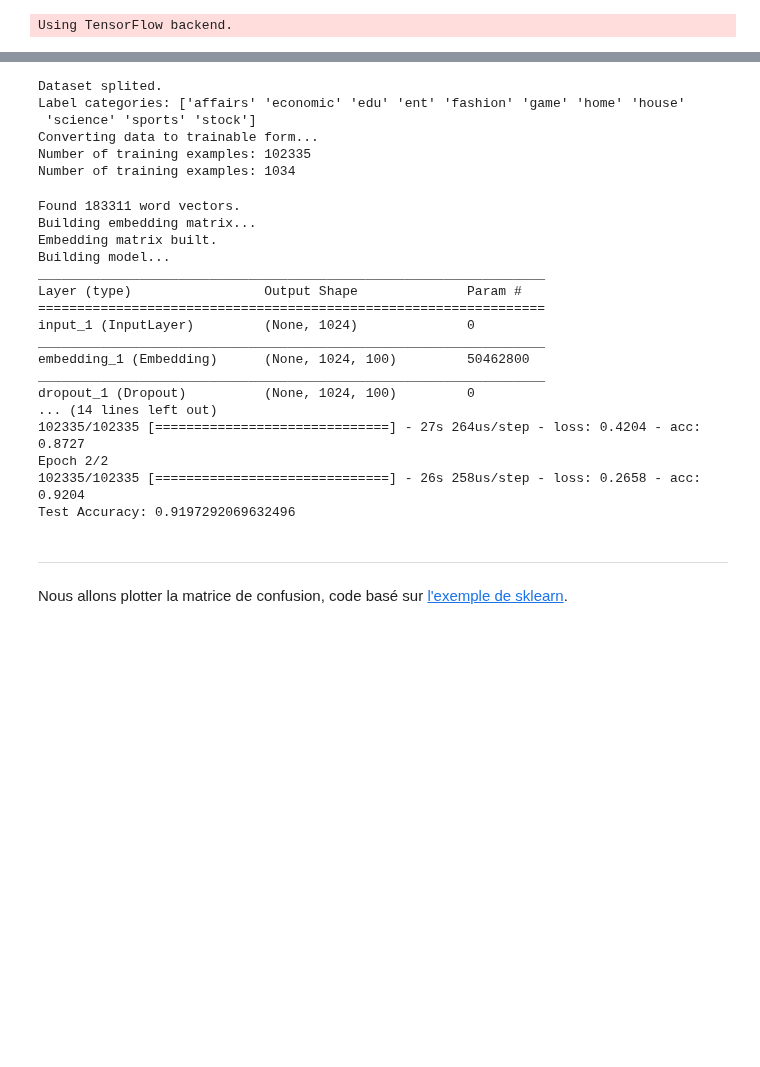
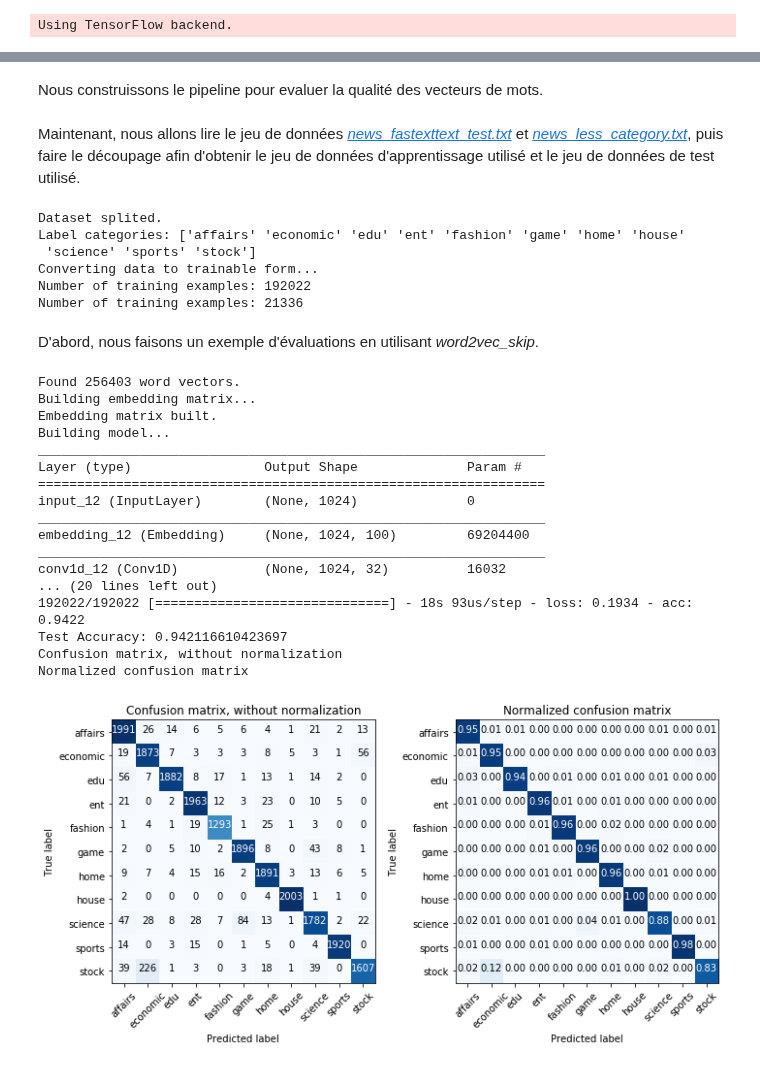
Before and after one commit to Lamela/WordEmbedding, a Jupyter notebook: Text Classification Pipeline.ipynb, the cells around one changed output, grey strips where cells are left out. Drawn from its saved outputs; the diff is of its cells as text; code cells hidden in the pictures; blank space fills up the shorter version.

Commit message:
Using pipeline with pretrained vectors

```diff
--- a/Text Classification Pipeline.ipynb
+++ b/Text Classification Pipeline.ipynb
@@ -30,12 +30,13 @@ Nous lisons le jeu de données d'apprentissage et de test. Nous décidons de pre
 # %%
-def split_datasets(data_path, test_size):
+def split_datasets(data_paths, test_size):
     x = []
     y = []
-    with open(data_path, 'r') as f:
-        for line in f:
-            temp = line.split('__label__')
-            x.append(temp[0])
-            y.append(temp[1].replace('\n', ''))
+    for data_path in data_paths:
+        with open(data_path, 'r') as f:
+            for line in f:
+                temp = line.split('__label__')
+                x.append(temp[0])
+                y.append(temp[1].replace('\n', ''))
 
     x_train, x_test, y_train, y_test = train_test_split(x, y, test_size=test_size)
     print('Dataset splited.')
@@ -103,23 +106,30 @@ Nous définissons un modèle de classification de texte avec une couche de Conv1
 # %%
-def get_model(embedding_matrix, word_index):
+def get_model(embedding_matrix, word_index, print_sum=True):
 
     inp = Input(shape=(MAX_TEXT_LENGTH,))
-    #modification here
+
     model = Embedding(len(word_index) + 1,
                       EMBED_SIZE,
                       weights=[embedding_matrix],
                       input_length=MAX_TEXT_LENGTH,
                       trainable=False)(inp)
 
+    #model = Dropout(0.2)(model)
+    model = Conv1D(filters=32, kernel_size=5, padding='same', activation='relu')(model)
     model = Dropout(0.5)(model)
-    model = Conv1D(filters=32, kernel_size=2, padding='same', activation='relu')(model)
     model = MaxPooling1D(pool_size=2)(model)
+    #model = Conv1D(filters=32, kernel_size=3, padding='same', activation='relu')(model)
+    #model = Dropout(0.5)(model)
+    #model = MaxPooling1D(pool_size=2)(model)
     model = Flatten()(model)
+    model = Dense(512, activation='relu')(model)
+    model = Dropout(0.5)(model)
     model = Dense(11, activation="softmax")(model)
     model = Model(inputs=inp, outputs=model)
 
     model.compile(loss='categorical_crossentropy', optimizer='adam', metrics=['accuracy'])
-    model.summary()
+    if print_sum:
+        model.summary()
     return model
 
 
@@ -135,0 +145,10 @@ Nous entraînons le modèle.
+# %%
+def plot_conf_mat(y_test, y_predicted):
+    conf_mat = confusion_matrix(y_test, y_predicted)
+    plt.figure(figsize=(10,10))
+    plt.subplot(121)
+    plot_confusion_matrix(conf_mat, CLASSES_LIST, title='Confusion matrix, without normalization')
+    plt.subplot(122)
+    plot_confusion_matrix(conf_mat, CLASSES_LIST, normalize=True, title='Normalized confusion matrix')
+# %% [markdown]
+Nous construissons le pipeline pour evaluer la qualité des vecteurs de mots.
@@ -136,7 +166,9 @@ Nous entraînons le modèle.
+# %% [markdown]
+Maintenant, nous allons lire le jeu de données *[news_fastexttext_test.txt](https://drive.google.com/open?id=1psrAH5heISv3t2xuB4YKxUCvsUN6yU6C)* et *[news_less_category.txt](https://drive.google.com/open?id=11kUgD4HhqRqhEhS_6yTx_QOXKCWGF3U8)*, puis faire le découpage afin d'obtenir le jeu de données d'apprentissage utilisé et le jeu de données de test utilisé.
 # %%
-data_path = 'datasets/news_fasttext_test.txt'
-test_size = 0.01
-x_train, x_test, y_train, y_test = split_datasets(data_path, test_size)
+data_paths = ['datasets/news_less_category.txt', 'datasets/news_fasttext_test.txt']
+test_size = 0.1
+x_train, x_test, y_train, y_test = split_datasets(data_paths, test_size)
 CLASSES_LIST = np.unique(y_train)
 print('Label categories: ' + str(CLASSES_LIST))
 x_vec_train, x_vec_test, y_train, y_test, train_y_cat, word_index = class_str_2_ind(x_train, x_test, y_train, y_test)
@@ -145,34 +177,35 @@ Dataset splited.
 Label categories: ['affairs' 'economic' 'edu' 'ent' 'fashion' 'game' 'home' 'house'
  'science' 'sports' 'stock']
 Converting data to trainable form...
-Number of training examples: 102335
-Number of training examples: 1034
+Number of training examples: 192022
+Number of training examples: 21336
+# %% [markdown]
+D'abord, nous faisons un exemple d'évaluations en utilisant *word2vec_skip*.
 # %%
-vectors_file_path = 'word2vec_skip.txt'
+vectors_file_path = 'pre_trained_vectors/word2vec_skip.txt'
 embedding_index = get_embedding_index(vectors_file_path)
 embedding_matrix = get_embedding_matrix(word_index, embedding_index)
 print('Building model...')
 model = get_model(embedding_matrix, word_index)
 y_predicted = train_fit_predict(model, x_vec_train, x_vec_test, train_y_cat).argmax(1)
 print("Test Accuracy:", accuracy_score(y_test, y_predicted))
+plot_conf_mat(y_test, y_predicted)
 # %% [output]
-Found 183311 word vectors.
+Found 256403 word vectors.
 Building embedding matrix...
 Embedding matrix built.
 Building model...
 _________________________________________________________________
 Layer (type)                 Output Shape              Param #
 =================================================================
-input_1 (InputLayer)         (None, 1024)              0
+input_12 (InputLayer)        (None, 1024)              0
 _________________________________________________________________
-embedding_1 (Embedding)      (None, 1024, 100)         50462800
+embedding_12 (Embedding)     (None, 1024, 100)         69204400
 _________________________________________________________________
-dropout_1 (Dropout)          (None, 1024, 100)         0
-... (14 lines left out)
-102335/102335 [==============================] - 27s 264us/step - loss: 0.4204 - acc: 0.8727
-Epoch 2/2
-102335/102335 [==============================] - 26s 258us/step - loss: 0.2658 - acc: 0.9204
-Test Accuracy: 0.9197292069632496
+conv1d_12 (Conv1D)           (None, 1024, 32)          16032
+... (20 lines left out)
+192022/192022 [==============================] - 18s 93us/step - loss: 0.1934 - acc: 0.9422
+Test Accuracy: 0.942116610423697
+Confusion matrix, without normalization
+Normalized confusion matrix
+[figure, added]
-# %% [markdown]
-----
-Nous allons plotter la matrice de confusion, code basé sur [l'exemple de sklearn](http://scikit-learn.org/stable/auto_examples/model_selection/plot_confusion_matrix.html).
```
Also changed, not shown: parts of 13 cells of this notebook.
